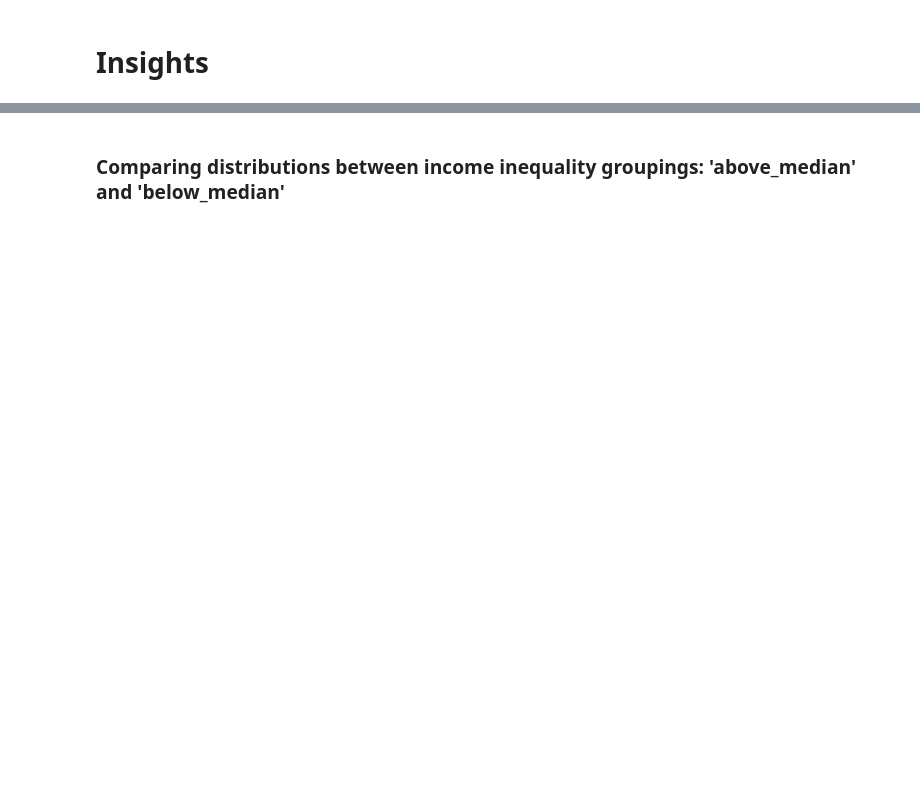
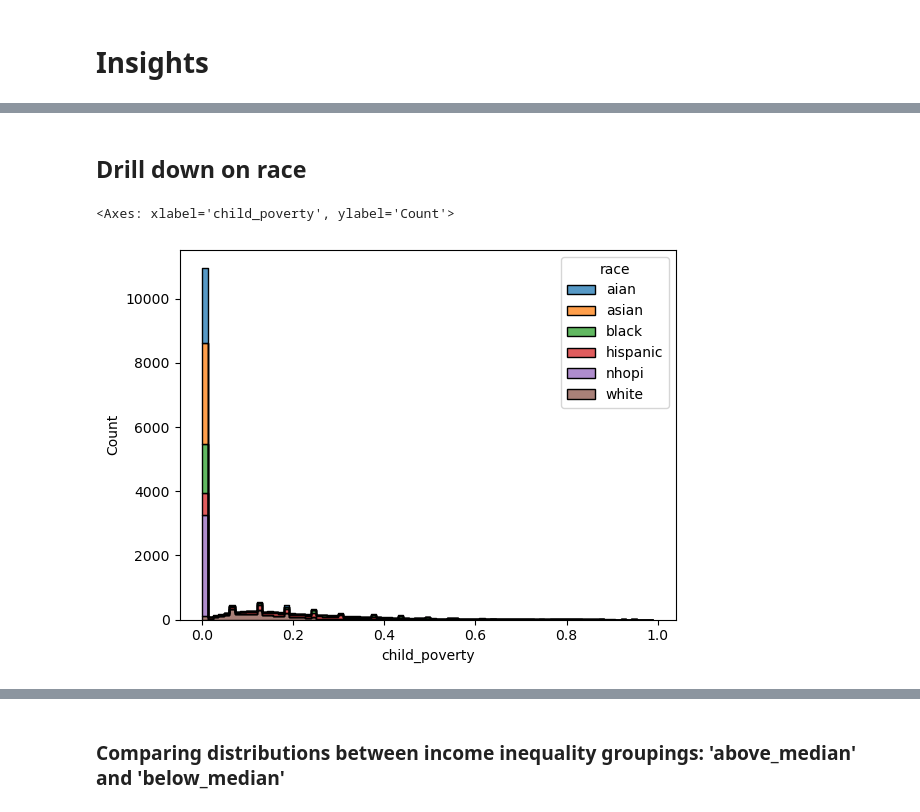
Before and after one commit to mapsg91/CapstoneII_MG, a Jupyter notebook: data/Clean Data/selected_vars/clean_select_features.ipynb, the cells around one changed output, grey strips where cells are left out. Drawn from its saved outputs; the diff is of its cells as text; code cells hidden in the pictures; blank space fills up the shorter version.

```diff
--- a/data/Clean Data/selected_vars/clean_select_features.ipynb
+++ b/data/Clean Data/selected_vars/clean_select_features.ipynb
@@ -12,6 +12,7 @@ county_health_rank = pd.read_csv('county_rankings25.csv')
 fips_codes = pd.read_csv('all_fips.csv')
 county_vars = pd.read_csv('county_vars_2.csv')
 ltss_2022 = pd.read_csv('ltss_2022.csv')
+race_groups = pd.read_csv('agg_race_variables.csv')
 # %% [markdown]
 # Data Cleaning Plan
 ## County Health Rankings 2025
@@ -92,15 +87,13 @@ us_counties_updated = us_counties_updated.round(2)
 # %% [markdown]
 ## Drill down subsets
 # %%
-# creating subset
-child_poverty_groups = pd.read_csv('child_poverty.csv')
-child_poverty_subset = child_poverty_groups['raw_variable'].tolist()
-child_poverty_names = child_poverty_groups[' new_name'].tolist()
-child_poverty_cols = dict(zip(child_poverty_subset, child_poverty_names))
-child_poverty= county_health_rank[child_poverty_subset]
+racial_category_subset = race_groups['raw_variable'].tolist()
+racial_category_names = race_groups['new_name'].tolist()
+racial_category_cols = dict(zip(racial_category_subset, racial_category_names))
+race_categories = county_health_rank[racial_category_subset]
 
 # cleaning new df:renaming with list and dictionary from above, changing dytypes, and rounding
-child_poverty= child_poverty.rename(columns=child_poverty_cols)
-child_poverty['fips'] = child_poverty['fips'].astype('str')
-child_poverty = child_poverty.round(2)
-child_poverty =child_poverty.fillna(0)
+race_categories= race_categories.rename(columns=racial_category_cols)
+race_categories['fips'] = race_categories['fips'].astype('str')
+race_categories = race_categories.round(2)
+race_categories =race_categories.fillna(0)
@@ -135,26 +116,26 @@ cp_test.head()
 # %%
 # Step 1: Melt the dataframe to long format
-cp_long = cp_test.melt(
+rc_long = race_categories.melt(
     id_vars=['state_abbr', 'county', 'fips'],
-    var_name='metric_ethnicity',
+    var_name='metric_race',
     value_name='value'
 )
 
 # Step 2: Split the combined 'metric_ethnicity' column
-cp_long[['metric', 'ethnicity']] = cp_long['metric_ethnicity'].str.extract(r'(.+?)_(.+)')
+rc_long[['metric', 'race']] = rc_long['metric_race'].str.extract(r'(.+?)-(.+)')
 
 # Step 3: Drop the original combined column
-cp_long = cp_long.drop(columns='metric_ethnicity')
+rc_long = rc_long.drop(columns='metric_race')
 
 # Step 4: Pivot to have metrics as columns
-cp_tidy = cp_long.pivot_table(
-    index=['state_abbr', 'county', 'fips', 'ethnicity'],
+race_metrics = rc_long.pivot_table(
+    index=['state_abbr', 'county', 'fips', 'race'],
     columns='metric',
     values='value'
 ).reset_index()
 
 # Step 5: Optional - Set a MultiIndex for hierarchical indexing
-cp_tidy.set_index(['state_abbr', 'county', 'fips', 'ethnicity'], inplace=True)
+
 
 # Step 6: (Optional) Clean up column names if needed
-cp_tidy.columns.name = None
+race_metrics.columns.name = None
@@ -187,3 +160,10 @@ Length: 22428, dtype: float64
+# %%
+# get list of state names to remove from county column
+state_names = fips_codes['state'].unique()
+state_names = state_names.tolist()
+race_metrics = race_metrics[~race_metrics['county'].isin(state_names)]
+race_metrics.set_index(['state_abbr', 'county', 'fips', 'race'], inplace=True)
+race_metrics = race_metrics.fillna(0)
 # %% [markdown]
 # Insights
 # %% [markdown]
@@ -223,0 +236,2 @@ plt.show()
+# %% [markdown]
+## Drill down on race
@@ -223,0 +240,5 @@ plt.show()
+# %%
+sns.histplot(data=race_metrics, x='child_poverty', hue='race', multiple='stack', element='step')
+# %% [output]
+<Axes: xlabel='child_poverty', ylabel='Count'>
+[figure, added]
```
Also changed, not shown: parts of 22 cells of this notebook, 1 other file.
